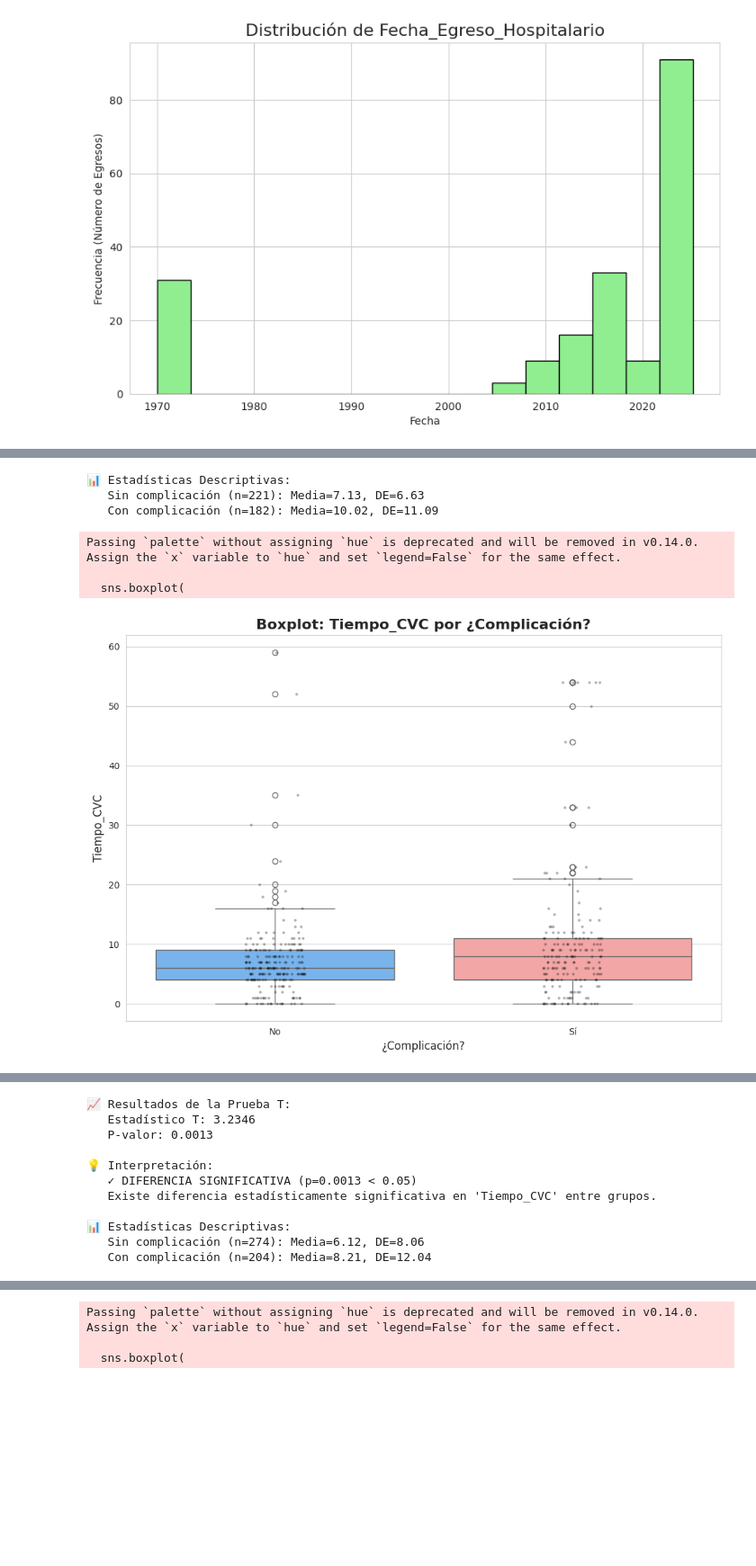
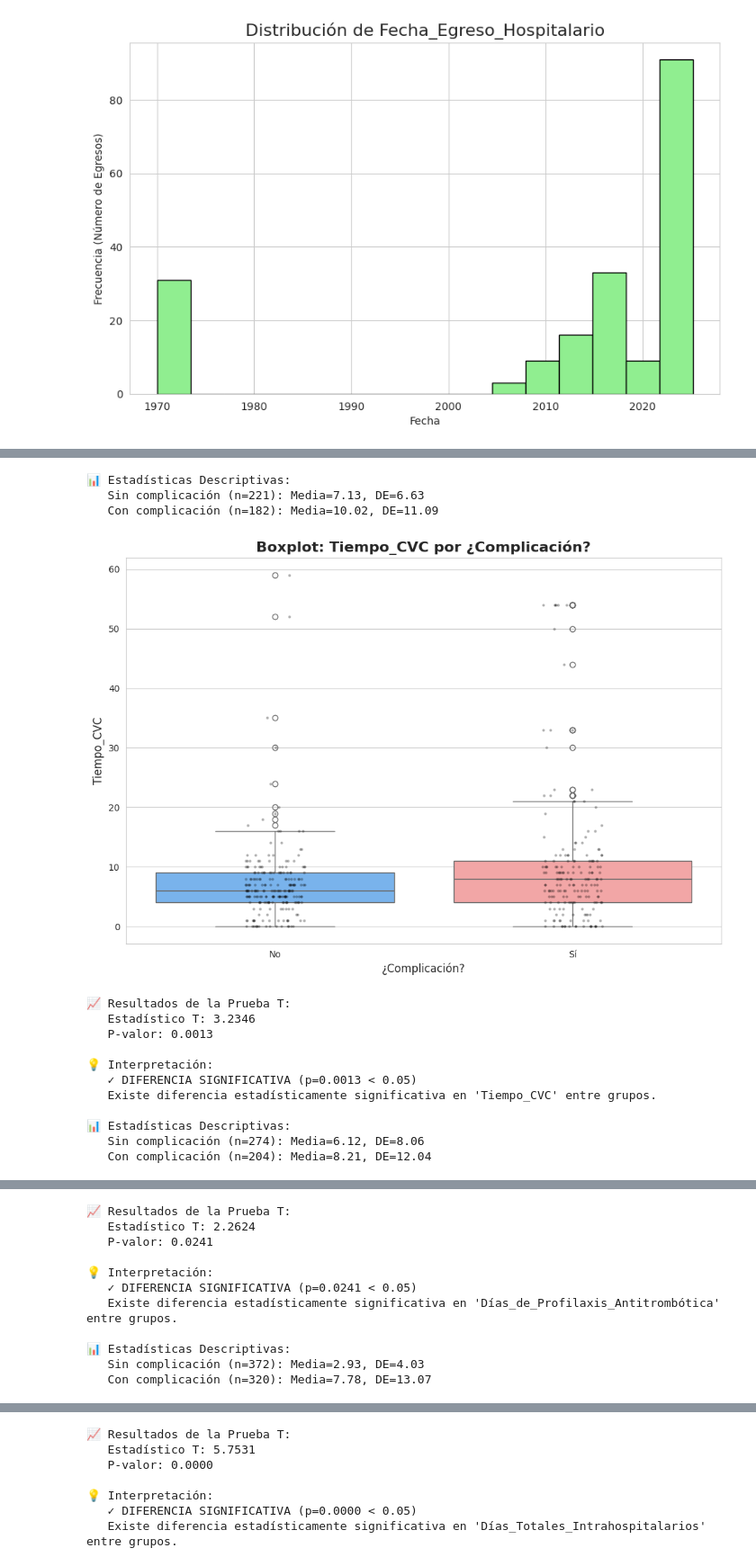
Before and after one commit to Traintain/MINE4101-202520-Proyecto-Transplantes-Hepaticos, a Jupyter notebook: EDA_BD_trasplante_hepatico_JDER.ipynb, the cells around one changed output, grey strips where cells are left out. Shown at 90% size. Cells and saved outputs as stored; diff of their text form; code cells hidden in the pictures; blank space fills up the shorter version.

```diff
--- a/EDA_BD_trasplante_hepatico_JDER.ipynb
+++ b/EDA_BD_trasplante_hepatico_JDER.ipynb
@@ -1440,11 +1499,9 @@ for variable in variables_fechas:
 # %%
+from scipy.stats import ttest_ind
 
 sns.set_style("whitegrid")
 plt.rcParams['figure.figsize'] = (10, 7)
 
-df = df_trashepatico
-
-df = df.reset_index(drop=True)
 
 variables_cuantitativas = [
     'Tiempo_CVC', 'Días_de_Profilaxis_Antitrombótica',
@@ -1453,22 +1510,19 @@ variables_cuantitativas = [
 
 variable_objetivo = '¿Complicación?'
 
-
 for variable in variables_cuantitativas:
 
-    if variable not in df.columns or variable_objetivo not in df.columns:
+    if variable not in df_trashepatico.columns or variable_objetivo not in df.columns:
         print(f"⚠️ Advertencia: Columna no encontrada. Omitiendo análisis.")
         continue
 
-    # 🆕 Crear DataFrame limpio solo para esta variable
-    df_limpio = df[[variable, variable_objetivo]].dropna().copy()
-    df_limpio = df_limpio.reset_index(drop=True)  # Resetear índice nuevamente
+    df_limpio = df_trashepatico[[variable, variable_objetivo]].dropna().copy()
+    df_limpio = df_limpio.reset_index(drop=True)
 
     if df_limpio.empty:
         print("⚠️ No hay datos válidos después de eliminar valores nulos.")
         continue
 
-    # Separar grupos
     grupo_con_complicacion = df_limpio[df_limpio[variable_objetivo] == 1][variable]
     grupo_sin_complicacion = df_limpio[df_limpio[variable_objetivo] == 0][variable]
 
@@ -1476,21 +1530,22 @@ for variable in variables_cuantitativas:
         print("⚠️ Uno de los grupos está vacío. Omitiendo análisis.")
         continue
 
-    # Estadísticas descriptivas
     print(f"\n📊 Estadísticas Descriptivas:")
     print(f"   Sin complicación (n={len(grupo_sin_complicacion)}): Media={grupo_sin_complicacion.mean():.2f}, DE={grupo_sin_complicacion.std():.2f}")
     print(f"   Con complicación (n={len(grupo_con_complicacion)}): Media={grupo_con_complicacion.mean():.2f}, DE={grupo_con_complicacion.std():.2f}")
 
-    # Generar Boxplot
+
     plt.figure(figsize=(10, 7))
     sns.boxplot(
         data=df_limpio,
         x=variable_objetivo,
         y=variable,
-        palette=['#66b3ff', '#ff9999']
+        hue=variable_objetivo,
+        palette=['#66b3ff', '#ff9999'],
+        legend=False
     )
 
-    # Añadir puntos individuales
+
     sns.stripplot(
         data=df_limpio,
         x=variable_objetivo,
@@ -1504,36 +1559,43 @@ for variable in variables_cuantitativas:
     plt.title(f'Boxplot: {variable} por {variable_objetivo}', fontsize=16, fontweight='bold')
     plt.xlabel(variable_objetivo, fontsize=12)
     plt.ylabel(variable, fontsize=12)
     plt.xticks([0, 1], ['No', 'Sí'])
     plt.tight_layout()
     plt.show()
     plt.close()
 
-    # Prueba T
+
     try:
         t_stat, p_value = ttest_ind(grupo_con_complicacion, grupo_sin_complicacion)
 
         print("\n📈 Resultados de la Prueba T:")
         print(f"   Estadístico T: {t_stat:.4f}")
         print(f"   P-valor: {p_value:.4f}")
 
-        # Interpretación
         alpha = 0.05
         print("\n💡 Interpretación:")
         if p_value < alpha:
             print(f"   ✓ DIFERENCIA SIGNIFICATIVA (p={p_value:.4f} < {alpha})")
             print(f"   Existe diferencia estadísticamente significativa en '{variable}' entre grupos.")
         else:
             print(f"   ✗ No significativo (p={p_value:.4f} ≥ {alpha})")
             print(f"   No hay evidencia de diferencia significativa en '{variable}' entre grupos.")
 
     except Exception as e:
         print(f"\n❌ Error en Prueba T: {e}")
 # %% [output]
 📊 Estadísticas Descriptivas:
    Sin complicación (n=221): Media=7.13, DE=6.63
    Con complicación (n=182): Media=10.02, DE=11.09
+[figure, new version]
-Passing `palette` without assigning `hue` is deprecated and will be removed in v0.14.0. Assign the `x` variable to `hue` and set `legend=False` for the same effect.
+📈 Resultados de la Prueba T:
+   Estadístico T: 3.2346
+   P-valor: 0.0013
 
-  sns.boxplot(
+💡 Interpretación:
+   ✓ DIFERENCIA SIGNIFICATIVA (p=0.0013 < 0.05)
+   Existe diferencia estadísticamente significativa en 'Tiempo_CVC' entre grupos.
+
+📊 Estadísticas Descriptivas:
+   Sin complicación (n=274): Media=6.12, DE=8.06
+   Con complicación (n=204): Media=8.21, DE=12.04
-[figure, old version]
@@ -1540,11 +1603,11 @@ Passing `palette` without assigning `hue` is deprecated and will be removed in v
 📈 Resultados de la Prueba T:
-   Estadístico T: 3.2346
-   P-valor: 0.0013
+   Estadístico T: 2.2624
+   P-valor: 0.0241
 
 💡 Interpretación:
-   ✓ DIFERENCIA SIGNIFICATIVA (p=0.0013 < 0.05)
-   Existe diferencia estadísticamente significativa en 'Tiempo_CVC' entre grupos.
+   ✓ DIFERENCIA SIGNIFICATIVA (p=0.0241 < 0.05)
+   Existe diferencia estadísticamente significativa en 'Días_de_Profilaxis_Antitrombótica' entre grupos.
 
 📊 Estadísticas Descriptivas:
-   Sin complicación (n=274): Media=6.12, DE=8.06
-   Con complicación (n=204): Media=8.21, DE=12.04
+   Sin complicación (n=372): Media=2.93, DE=4.03
+   Con complicación (n=320): Media=7.78, DE=13.07
@@ -1566,3 +1639,7 @@ Passing `palette` without assigning `hue` is deprecated and will be removed in v
-Passing `palette` without assigning `hue` is deprecated and will be removed in v0.14.0. Assign the `x` variable to `hue` and set `legend=False` for the same effect.
+📈 Resultados de la Prueba T:
+   Estadístico T: 5.7531
+   P-valor: 0.0000
 
-  sns.boxplot(
+💡 Interpretación:
+   ✓ DIFERENCIA SIGNIFICATIVA (p=0.0000 < 0.05)
+   Existe diferencia estadísticamente significativa en 'Días_Totales_Intrahospitalarios' entre grupos.
```
Also changed, not shown: parts of 10 cells of this notebook.
